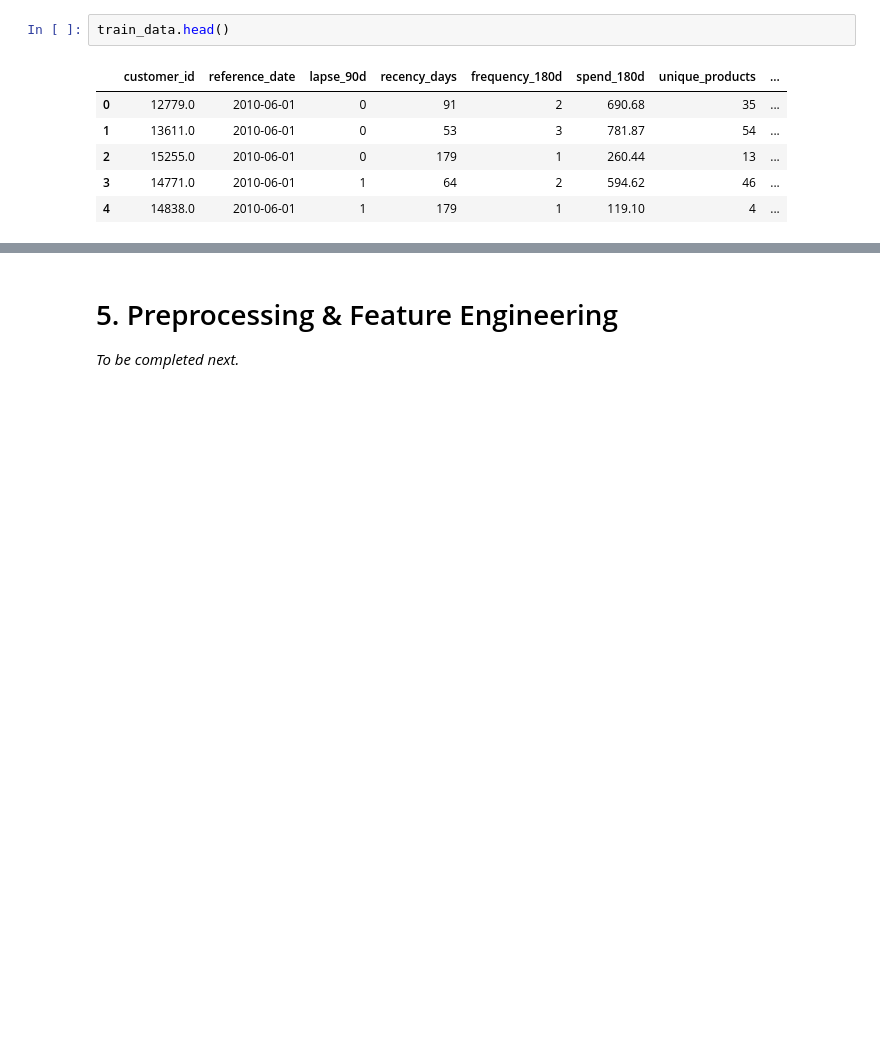
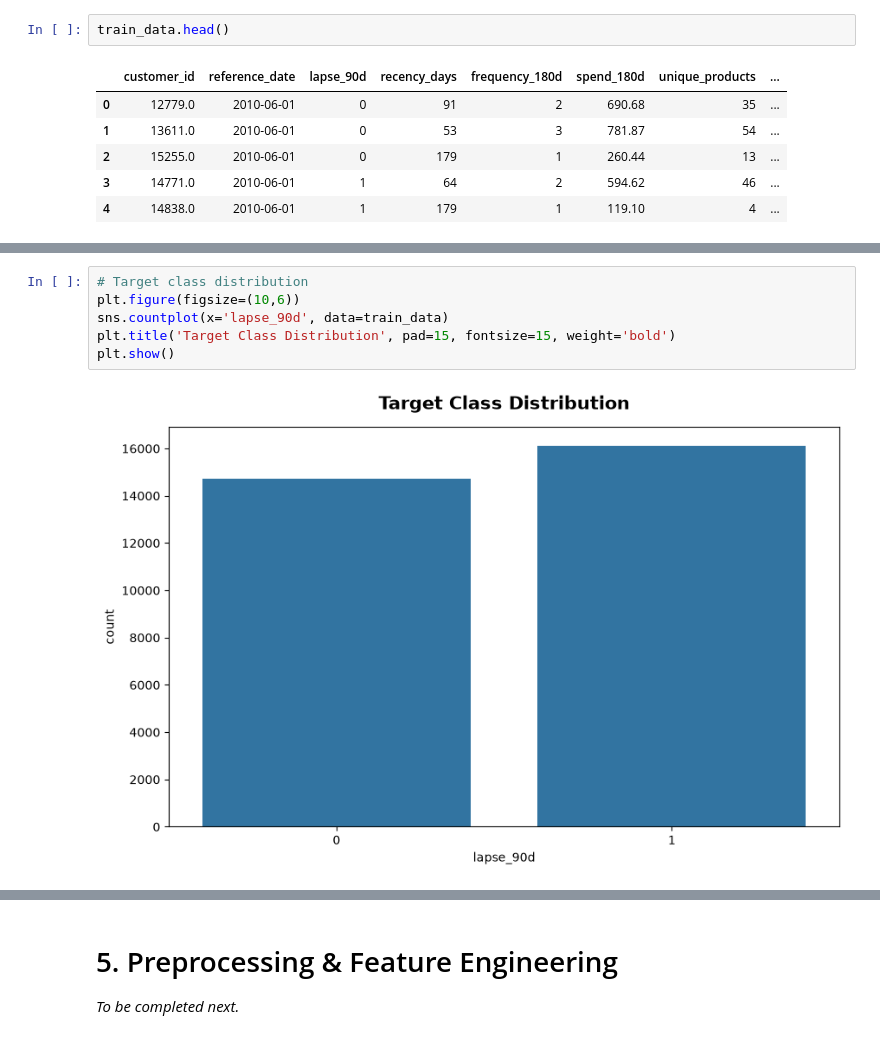
Before and after one commit to Amila-codes/Customer-Purchase-Behavior-Prediction, a Jupyter notebook: notebooks/classification_capstone_final.ipynb, the cells around one changed output, grey strips where cells are left out. Drawn from its saved outputs; the diff is of its cells as text; blank space fills up the shorter version.

```diff
--- a/notebooks/classification_capstone_final.ipynb
+++ b/notebooks/classification_capstone_final.ipynb
@@ -894,0 +937,8 @@ sns.barplot(x='lapse_90d', y='customer_id', data=train_data)
+# %%
+# Target class distribution
+plt.figure(figsize=(10,6))
+sns.countplot(x='lapse_90d', data=train_data)
+plt.title('Target Class Distribution', pad=15, fontsize=15, weight='bold')
+plt.show()
+# %% [output]
+[figure, added]
```
Also changed, not shown: parts of 12 cells of this notebook.
